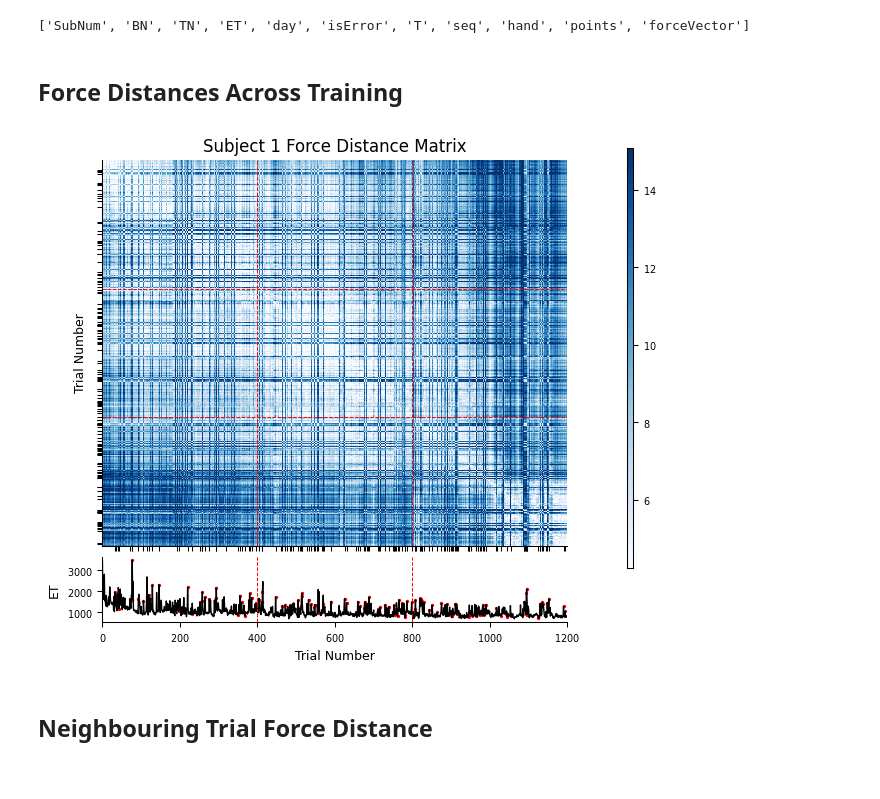
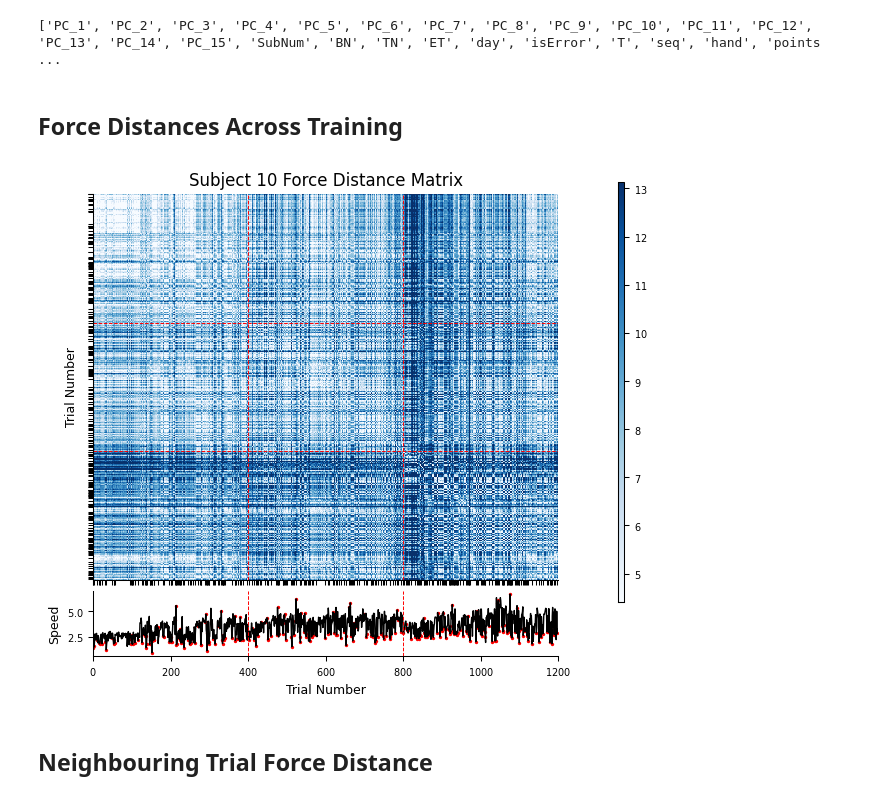
Before and after one commit to manazerzadeh/SequenceLearningDynamics, a Jupyter notebook: LearningDynamicsModel.ipynb, the cells around one changed output. Saved outputs shown, nothing was run; the diff lists cells and outputs as text; code cells hidden in the pictures.

```diff
--- a/LearningDynamicsModel.ipynb
+++ b/LearningDynamicsModel.ipynb
@@ -41,7 +43,7 @@ sns.set_palette("colorblind")
 ### Change gl.data_dir to your data directory in setglobals.py before running
 data = pd.read_csv(gl.data_dir + 'SL3_Forces.csv', sep = '\t')
 data['forceVector'] = data[[col for col in data.columns if col.startswith('PC_')]].apply(lambda x: np.array(x), axis=1)
-data = data.drop(columns=[col for col in data.columns if col.startswith('PC_')])
+# data = data.drop(columns=[col for col in data.columns if col.startswith('PC_')])
 
 # change correspondingly for each experiment
 n_trials_per_block = 20
@@ -53,6 +55,7 @@ n_days = 3
 # - BN: Block number
 # - TN: Trial number within the block (integer, from 1 to n_trials_per_block)
 # - ET: Execution time in milliseconds
+# - speed: presses per second
 # - day: Day of the experiment (from 1 to n_days)
 # - isError: Boolean flag indicating if the trial was an error (True/False)
 # - T: Overall trial number across the experiment
@@ -63,23 +66,23 @@ n_days = 3
 
 print(data.columns.tolist())  # To list the column names
 # %% [output]
-['SubNum', 'BN', 'TN', 'ET', 'day', 'isError', 'T', 'seq', 'hand', 'points', 'forceVector']
+['PC_1', 'PC_2', 'PC_3', 'PC_4', 'PC_5', 'PC_6', 'PC_7', 'PC_8', 'PC_9', 'PC_10', 'PC_11', 'PC_12', 'PC_13', 'PC_14', 'PC_15', 'SubNum', 'BN', 'TN', 'ET', 'day', 'isError', 'T', 'seq', 'hand', 'points ...
 # %% [markdown]
 ## Force Distances Across Training
 # %%
 # This function plots the force distance matrix for a given subject across all trials.
 # Red dashed lines separate days. Below the heatmap, it plots execution times aligned with the trials.
 # Red dots indicate error trials.
 
 # Parameters:
 # - data: experiment data
 # - subj: int, the subject number to plot
 # - n_trials_per_day
 # - n_days
 
-utils.plot_force_movement_dynamics(data, subj=1, n_trials_per_day=n_trials_per_day, n_days=n_days)
+utils.plot_force_movement_dynamics(data, subj=10, n_trials_per_day=n_trials_per_day, n_days=n_days)
 # %% [output]
-[figure, old version]
+[figure, new version]
 # %% [markdown]
 ## Neighbouring Trial Force Distance
 # %%
```
Also changed, not shown: parts of 13 cells of this notebook, 3 other files.
